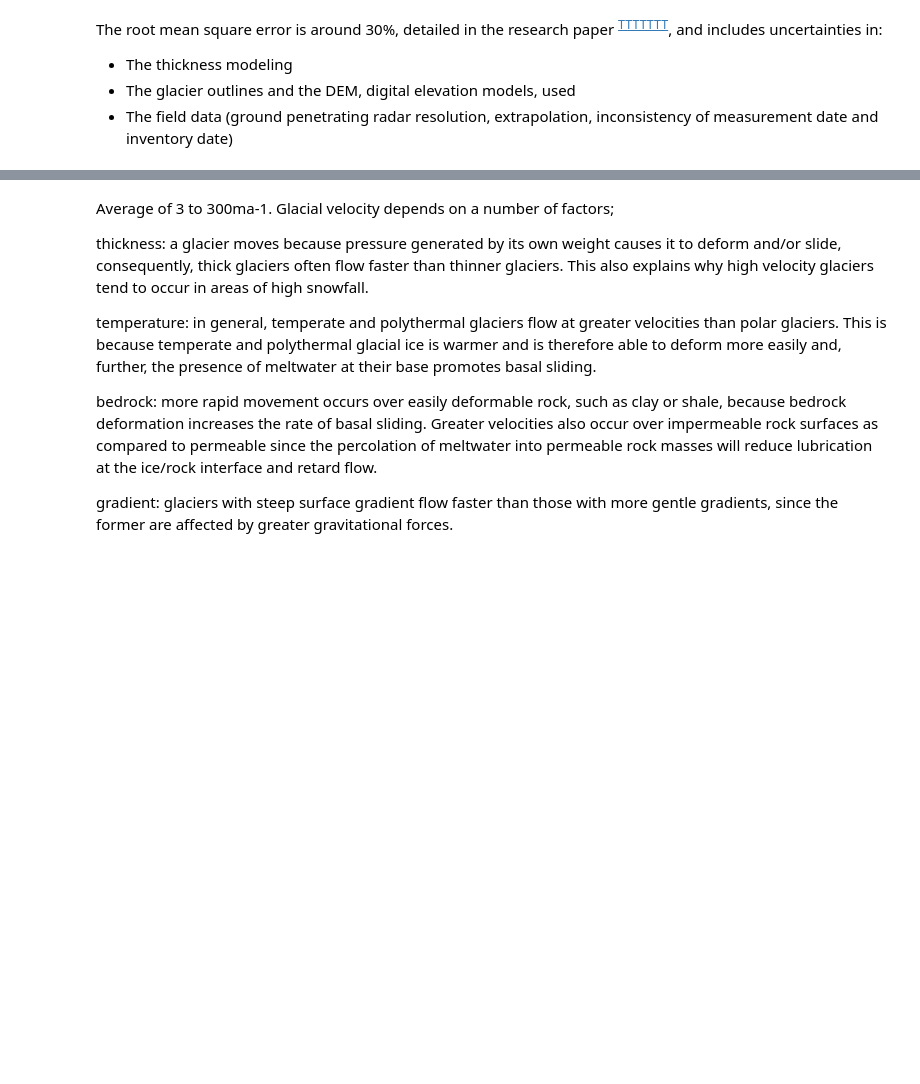
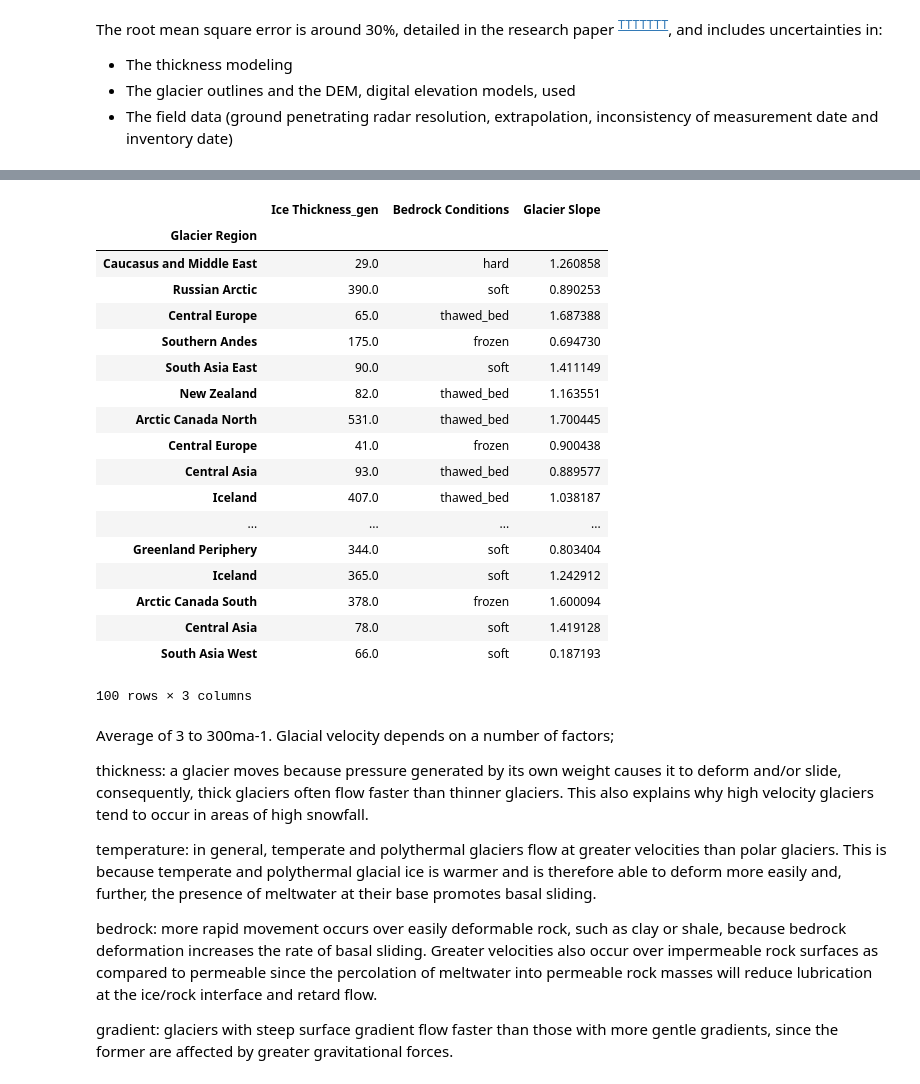
Before and after one commit to healyshane/project-programming_for-data_analysis, a Jupyter notebook: Programming for Data Analysis_Glaciers.ipynb, the cells around one changed output, grey strips where cells are left out. Drawn from its saved outputs; the diff is of its cells as text; code cells hidden in the pictures; blank space fills up the shorter version.

```diff
--- a/Programming for Data Analysis_Glaciers.ipynb
+++ b/Programming for Data Analysis_Glaciers.ipynb
@@ -193,0 +176,7 @@ data1.round()
+# %%
+# Create an array to hold the different bedrock conditions of glaciers.
+bedrock = ["hard", "soft", "frozen", "thawed_bed"]
+
+# Generate 100 samples of data from the bedrock arry with equal probability.
+bedrock_data = np.random.choice(bedrock, size=100, replace=True)
+bedrock_data
@@ -193,0 +200,4 @@ data1.round()
+# %%
+# Add the bedrock conditions data to the data Pandas DataFrame
+data['Bedrock Conditions'] = bedrock_data
+data
@@ -193,0 +240,9 @@ data1.round()
+# %%
+# Generate an array to hold the standard deviation values for 6 High Asian glacier regions and calculate the mean.
+# The units of result are degrees.
+SD_data = np.mean([3.2, 3.4, 2.9, 3.5, 4.1, 4.3])
+
+# Inner brackers - convert degrees to radians
+# Outer brackets - results of tan(radians) is decimal percentage
+SD_slope = math.tan(math.radians(SD_data))
+SD_slope
@@ -193,0 +251,10 @@ data1.round()
+# %%
+# Generate an array of size 100 normally distibuted with mean 0.15, standard deviation as calculated by SD_slope.
+# Mean of 0.15 was calculated from max and min values of glacier slope as discussed above.
+slope_tmp = np.random.normal(0.15,SD_slope,100)
+
+# As the slope is defined as a decimal percentage, firstly multiply by 100 for a percentage.
+# The percentage is multiplied by 360 to convert to degrees.
+# Numpy.randians used to convert degrees to radians.
+slope = np.radians(slope_tmp*100/100*360)
+slope
@@ -194,3 +282,27 @@ data1.round()
+# %%
+# Add the slope data to the data Pandas DataFrame
+data['Glacier Slope'] = slope
+data
+# %% [output]
+|  | Ice Thickness_gen | Bedrock Conditions | Glacier Slope |
+| Glacier Region |  |  |  |
+| Caucasus and Middle East | 29.0 | hard | 1.260858 |
+| Russian Arctic | 390.0 | soft | 0.890253 |
+| Central Europe | 65.0 | thawed_bed | 1.687388 |
+| Southern Andes | 175.0 | frozen | 0.694730 |
+| South Asia East | 90.0 | soft | 1.411149 |
+| New Zealand | 82.0 | thawed_bed | 1.163551 |
+| Arctic Canada North | 531.0 | thawed_bed | 1.700445 |
+| Central Europe | 41.0 | frozen | 0.900438 |
+| Central Asia | 93.0 | thawed_bed | 0.889577 |
+| Iceland | 407.0 | thawed_bed | 1.038187 |
+| ... | ... | ... | ... |
+| Greenland Periphery | 344.0 | soft | 0.803404 |
+| Iceland | 365.0 | soft | 1.242912 |
+| Arctic Canada South | 378.0 | frozen | 1.600094 |
+| Central Asia | 78.0 | soft | 1.419128 |
+| South Asia West | 66.0 | soft | 0.187193 |
+100 rows × 3 columns
 # %% [markdown]
 Average of 3 to 300ma-1. Glacial velocity depends on a number of factors;
 
```
Also changed, not shown: parts of 19 cells of this notebook, 1 other file.
